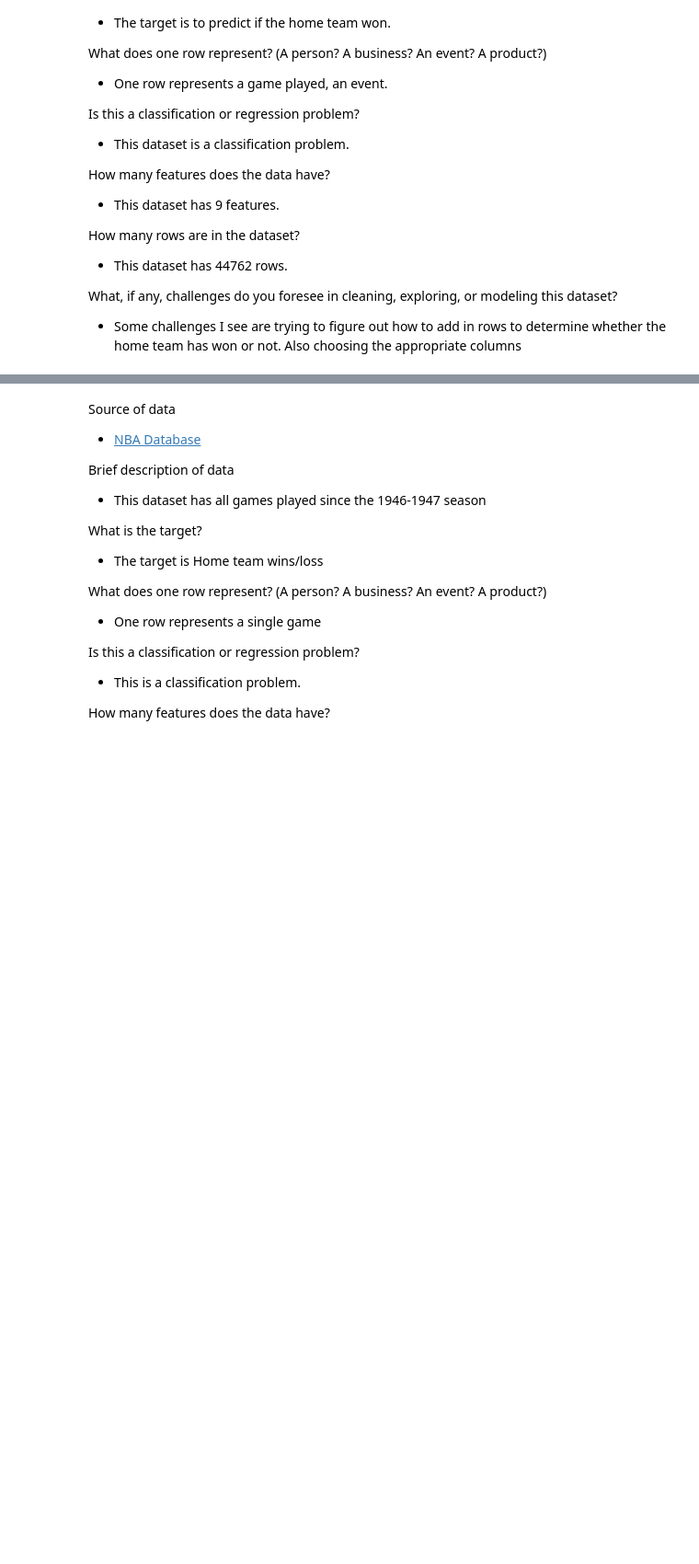
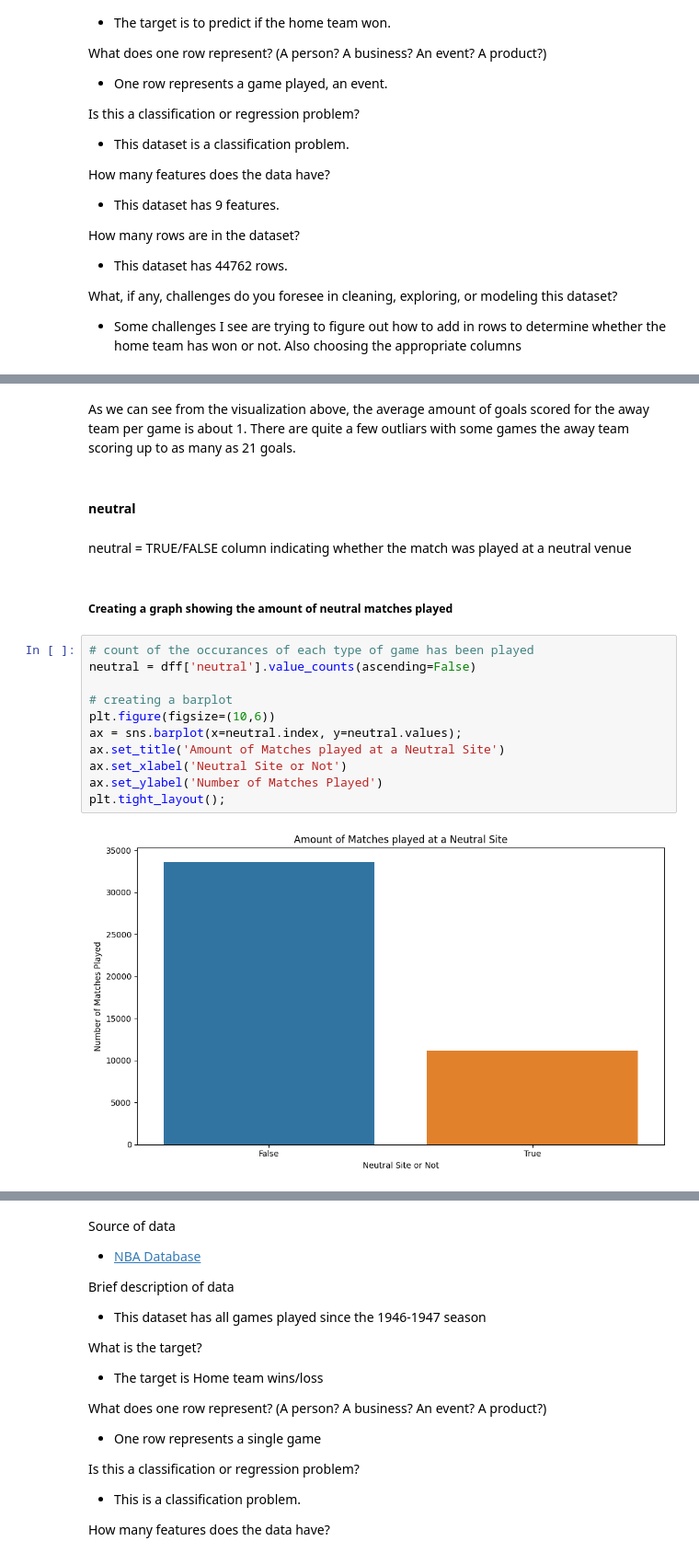
Before and after one commit to chrishunt11/Basketball-Analytics, a Jupyter notebook: Project_2.ipynb, the cells around one changed output, grey strips where cells are left out. Shown at 92% size. Drawn from its saved outputs; the diff is of its cells as text; blank space fills up the shorter version.

```diff
--- a/Project_2.ipynb
+++ b/Project_2.ipynb
@@ -61,0 +251,21 @@ dff.head()
+# %% [markdown]
+As we can see from the visualization above, the average amount of goals scored for the away team per game is about 1. There are quite a few outliars with some games the away team scoring up to as many as 21 goals.
+# %% [markdown]
+#### neutral
+# %% [markdown]
+neutral = TRUE/FALSE column indicating whether the match was played at a neutral venue
+# %% [markdown]
+##### Creating a graph showing the amount of neutral matches played
+# %%
+# count of the occurances of each type of game has been played
+neutral = dff['neutral'].value_counts(ascending=False)
+
+# creating a barplot
+plt.figure(figsize=(10,6))
+ax = sns.barplot(x=neutral.index, y=neutral.values);
+ax.set_title('Amount of Matches played at a Neutral Site')
+ax.set_xlabel('Neutral Site or Not')
+ax.set_ylabel('Number of Matches Played')
+plt.tight_layout();
+# %% [output]
+[figure, added]
```
Also changed, not shown: parts of 174 cells of this notebook.
